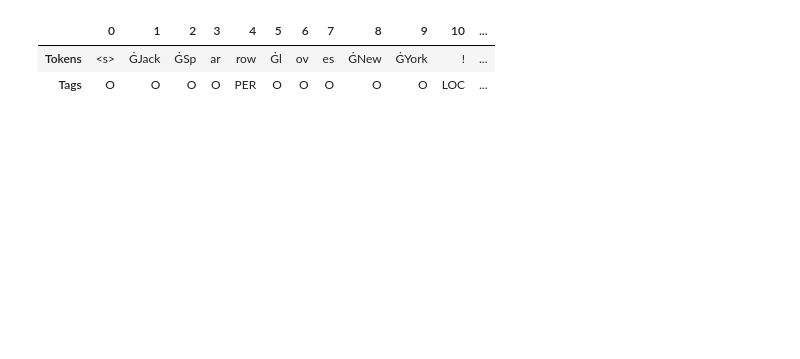
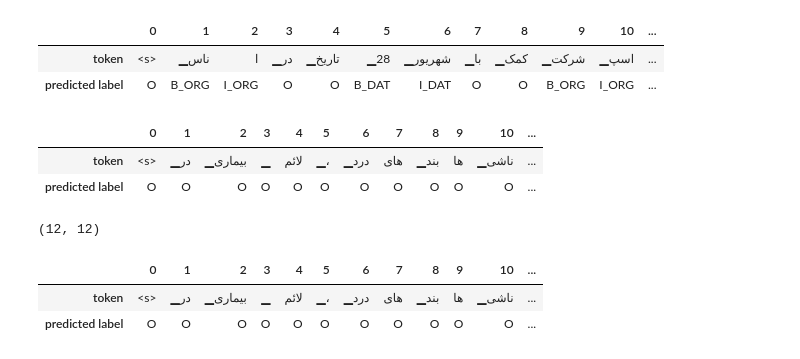
Before and after one commit to Ali-Fartoot/NLP_Toolbox, a Jupyter notebook: NER/Roberta_NER.ipynb, the cells around one changed output. Drawn from its saved outputs; the diff is of its cells as text; code cells hidden in the pictures; blank space fills up the shorter version.

```diff
--- a/NER/Roberta_NER.ipynb
+++ b/NER/Roberta_NER.ipynb
@@ -210,15 +254,43 @@ result = trainer.train()
 # %%
-text_de = "Jack Sparrow loves New York!"
-tokens = roberta_tokenizer(text_de).tokens()
-input_ids = roberta_tokenizer(text_de, return_tensors="pt").input_ids.to(device)
-outputs = trainer.model(input_ids)[0]
-# Take argmax to get most likely class per token
-predictions = torch.argmax(outputs, dim=2)
-# Convert to DataFrame
-tags = list(ner_tag_names)
-preds = [tags[p] for p in predictions[0].cpu().numpy()]
-pd.DataFrame([tokens, preds], index=["Tokens", "Tags"])
+def tag_text(text,tags,tokenizer):
+
+    """
+    Output a DataFrame showing tokens with their predicted label
+
+        text : [string] User inputed text
+        model : Model object
+        tags : [ClassLabel] Tags
+        tokenizer : Model tokenizer
+    """
+
+    tokens = tokenizer(text).tokens()
+
+    input_ids = tokenizer(text, return_tensors="pt").input_ids.to(device)
+    outputs = trainer.model(input_ids)[0]
+    predictions = torch.argmax(outputs, dim=2)
+    preds = [tags[p] for p in predictions[0].cpu().numpy()]
+    return pd.DataFrame([tokens , preds] , index=['token' , 'predicted label'])
-# %% [output]
-|  | 0 | 1 | 2 | 3 | 4 | 5 | 6 | 7 | 8 | 9 | 10 | ... |
-| Tokens | <s> | ĠJack | ĠSp | ar | row | Ġl | ov | es | ĠNew | ĠYork | ! | ... |
-| Tags | O | O | O | O | PER | O | O | O | O | O | LOC | ... |
+# %%
+text = 'ناسا در تاریخ 28 شهریور با کمک شرکت اسپیس ایکس به مالکیت ایلان ماسک، فضانوردان خود را از ایالت مینه سوتا به سمت ایستگاه فضایی بین المللی فرستاد.'
+tag_text(text , list(ner_tag_names) , tokenizer)
+# %% [output]
+|  | 0 | 1 | 2 | 3 | 4 | 5 | 6 | 7 | 8 | 9 | 10 | ... |
+| token | <s> | ▁ناس | ا | ▁در | ▁تاریخ | ▁28 | ▁شهریور | ▁با | ▁کمک | ▁شرکت | ▁اسپ | ... |
+| predicted label | O | B_ORG | I_ORG | O | O | B_DAT | I_DAT | O | O | B_ORG | I_ORG | ... |
+# %%
+text = " ".join(data['test']['tokens'][3][:-1]) + data['test']['tokens'][3][-1]
+tag_text(text , list(ner_tag_names) , tokenizer)
+# %% [output]
+|  | 0 | 1 | 2 | 3 | 4 | 5 | 6 | 7 | 8 | 9 | 10 | ... |
+| token | <s> | ▁در | ▁بیماری | ▁ | لائم | ▁، | ▁درد | های | ▁بند | ها | ▁ناشی | ... |
+| predicted label | O | O | O | O | O | O | O | O | O | O | O | ... |
+# %%
+len(data['test']['ner_tags_names'][3]),len(data['test']['tokens'][3])
+# %% [output]
+(12, 12)
+# %%
+tag_text(text , list(ner_tag_names) , tokenizer)
+# %% [output]
+|  | 0 | 1 | 2 | 3 | 4 | 5 | 6 | 7 | 8 | 9 | 10 | ... |
+| token | <s> | ▁در | ▁بیماری | ▁ | لائم | ▁، | ▁درد | های | ▁بند | ها | ▁ناشی | ... |
+| predicted label | O | O | O | O | O | O | O | O | O | O | O | ... |
```
Also changed, not shown: parts of 19 cells of this notebook.
